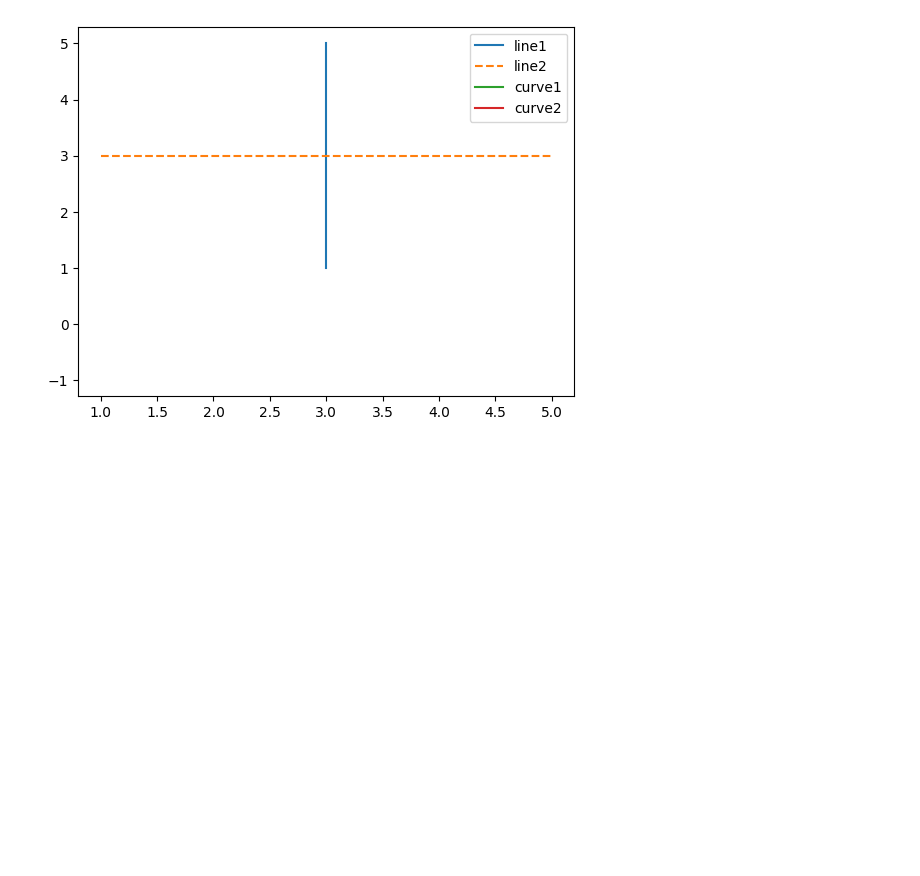
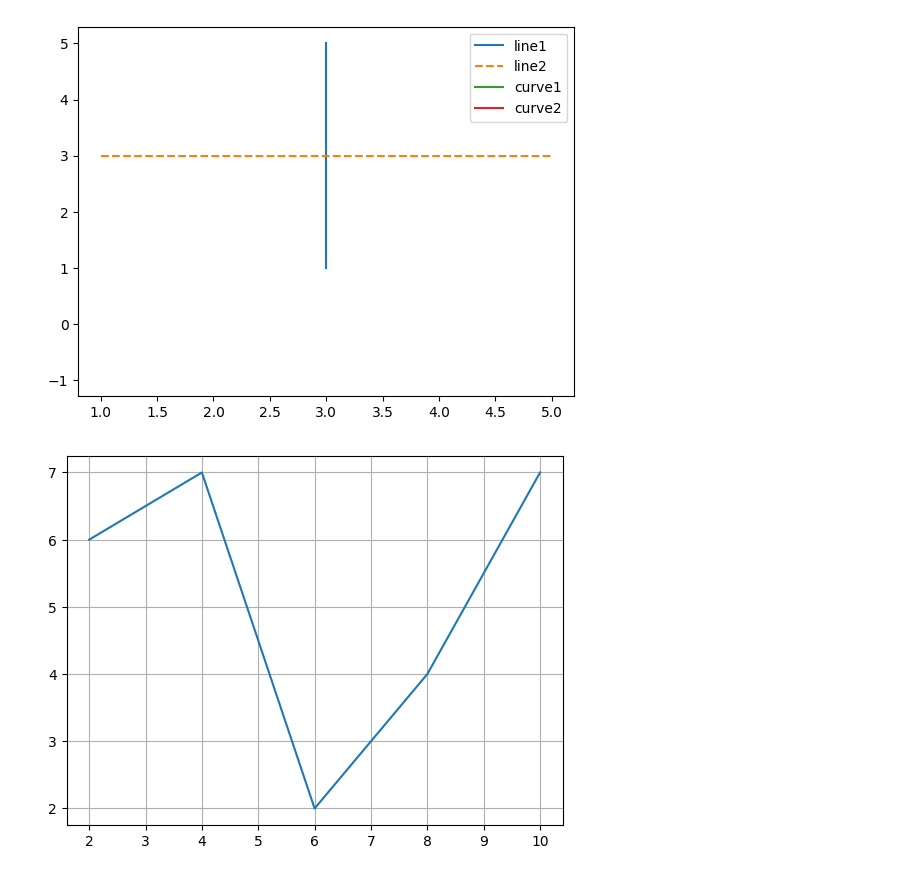
Before and after one commit to Kevingeorge619/DAUP, a Jupyter notebook: Matplotlib/main.ipynb, the cells around one changed output. Saved outputs shown, nothing was run; the diff lists cells and outputs as text; code cells hidden in the pictures; blank space fills up the shorter version.

```diff
--- a/Matplotlib/main.ipynb
+++ b/Matplotlib/main.ipynb
@@ -63,9 +63,15 @@ plt.show()
 # %% [output]
 [figure]
 # %%
-# add grid lines to a plot
-x = np.array([80,85,90,95,100,105,110,115,120,125])
-y = np.array([240,250,260,270,280,290,300,310,320,330])
+#display only grid lines
+x=np.array([2,4,6,8,10])
+y=np.array([6,7,2,4,7])
+plt.plot(x,y)
+plt.grid(axis='x')
+plt.grid(axis='y')
+plt.show()
+# %% [output]
+[figure, added]
 # %%
 # display multiple plot - with subplot() function you can draw mulitple plots in one figure
 
```
Also changed, not shown: parts of 3 cells of this notebook.
